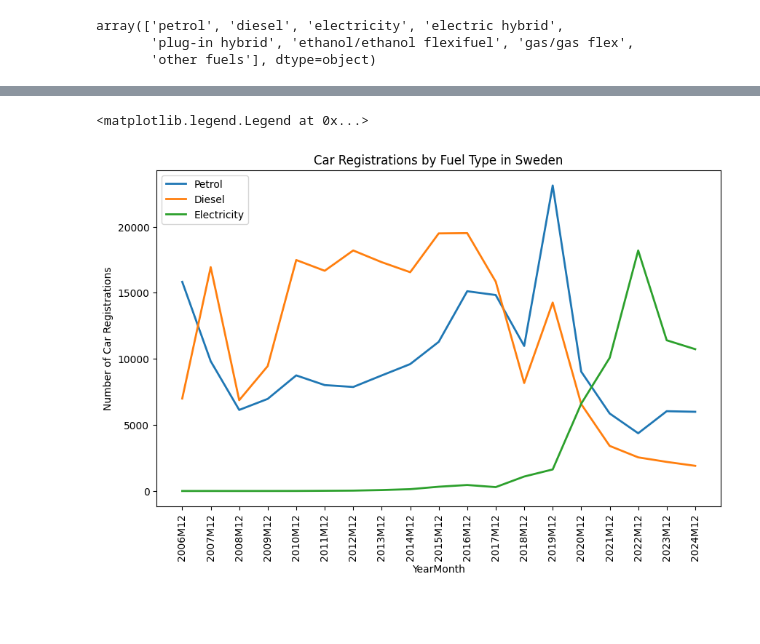
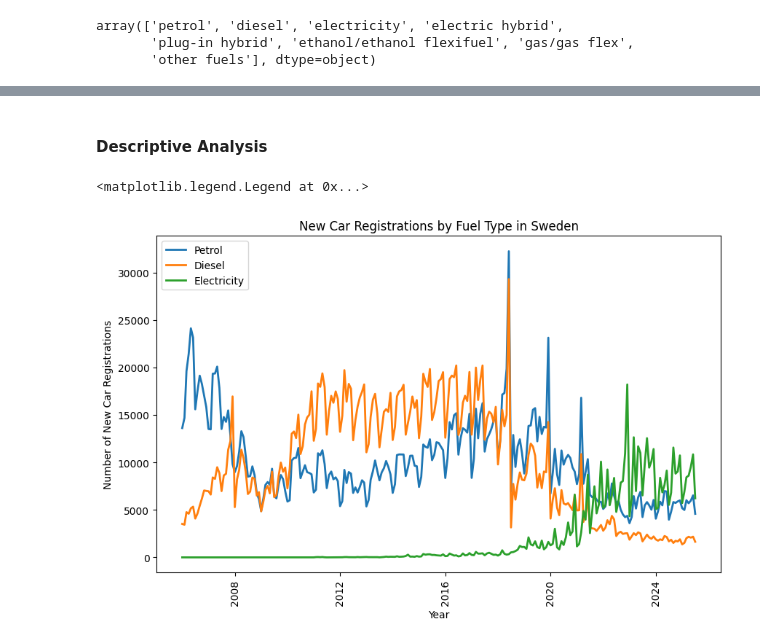
Before and after one commit to Magesh-Babu/Electrification_of_Swedish_Cars, a Jupyter notebook: exploratory_analysis/car_data_exploratory_analysis.ipynb, the cells around one changed output, grey strips where cells are left out. Saved outputs shown, nothing was run; the diff lists cells and outputs as text; code cells hidden in the pictures; blank space fills up the shorter version.

```diff
--- a/exploratory_analysis/car_data_exploratory_analysis.ipynb
+++ b/exploratory_analysis/car_data_exploratory_analysis.ipynb
@@ -73,0 +81,4 @@ memory usage: 27.1+ MB
+# %%
+df['YearMonth'] = pd.to_datetime(df['YearMonth'], format='%YM%m')
+# %%
+df.columns = ['region', 'fuel_type', 'year_month', 'num_of_new_registrations']
@@ -74,23 +94,28 @@ memory usage: 27.1+ MB
+# %% [markdown]
+#### Descriptive Analysis
+# %%
+# Extract year from YearMonth
+df['year'] = df['year_month'].dt.year
 # %%
-df1 = df[(df['FuelType']=='petrol') & (df['Region'] =='Sweden') & (df['Year'] >= 2006) & (df['Month'] == 12)]
-df2 = df[(df['FuelType']=='diesel') & (df['Region'] =='Sweden') & (df['Year'] >= 2006) & (df['Month'] == 12)]
-df3 = df[(df['FuelType']=='electricity') & (df['Region'] =='Sweden') & (df['Year'] >= 2006) & (df['Month'] == 12)]
+df1 = df[(df['fuel_type']=='petrol') & (df['region'] =='Sweden') & (df['year'] >= 2006)]
+df2 = df[(df['fuel_type']=='diesel') & (df['region'] =='Sweden') & (df['year'] >= 2006)]
+df3 = df[(df['fuel_type']=='electricity') & (df['region'] =='Sweden') & (df['year'] >= 2006)]
 # %%
 fig, ax = plt.subplots(figsize=(10, 6))
-ax.plot(df1['YearMonth'], df1['NumberOfRegistration'], linewidth=2.0, label='Petrol')
-ax.plot(df2['YearMonth'], df2['NumberOfRegistration'], linewidth=2.0, label='Diesel')
-ax.plot(df3['YearMonth'], df3['NumberOfRegistration'], linewidth=2.0, label='Electricity')
+ax.plot(df1['year_month'], df1['num_of_new_registrations'], linewidth=2.0, label='Petrol')
+ax.plot(df2['year_month'], df2['num_of_new_registrations'], linewidth=2.0, label='Diesel')
+ax.plot(df3['year_month'], df3['num_of_new_registrations'], linewidth=2.0, label='Electricity')
 
 # To rotate the x-axis labels to a vertical orientation
 ax.tick_params(axis='x', rotation=90)
 
 # Add labels and a title for clarity
-ax.set_xlabel('YearMonth')
-ax.set_ylabel('Number of Car Registrations')
-ax.set_title('Car Registrations by Fuel Type in Sweden')
+ax.set_xlabel('Year')
+ax.set_ylabel('Number of New Car Registrations')
+ax.set_title('New Car Registrations by Fuel Type in Sweden')
 
 # Add a legend with a specific location
 ax.legend(loc='upper left')
 # %% [output]
 <matplotlib.legend.Legend at 0x...>
-[figure, old version]
+[figure, new version]
```
Also changed, not shown: parts of 20 cells of this notebook, 1 other file.
